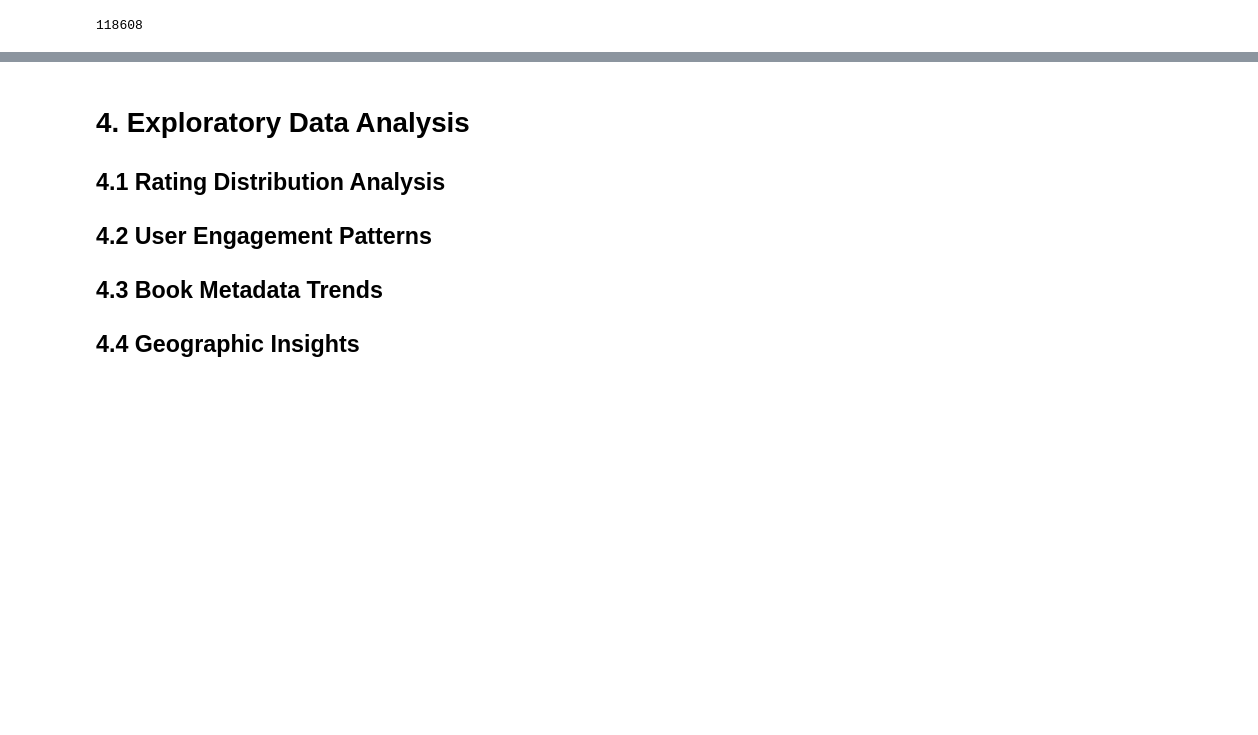
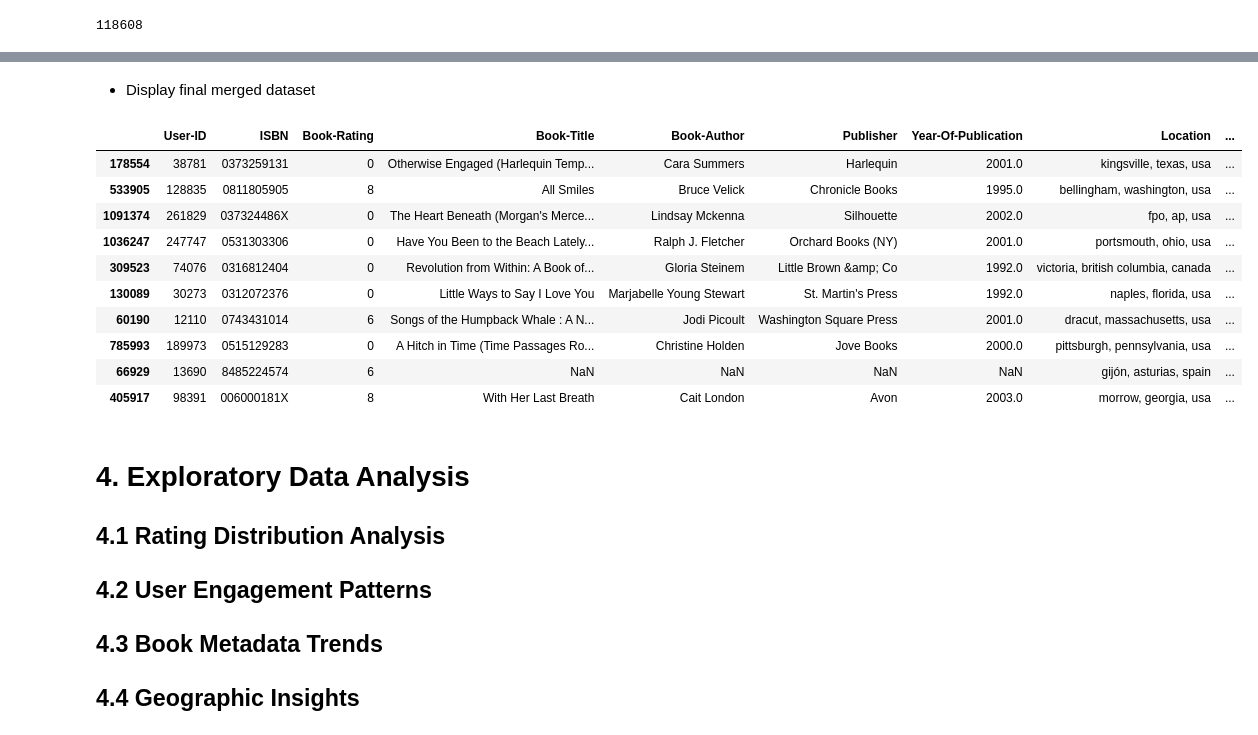
Before and after one commit to ruth-kitasi/Online-Book-Recommender-System, a Jupyter notebook: notebooks/leo.ipynb, the cells around one changed output, grey strips where cells are left out. Drawn from its saved outputs; the diff is of its cells as text; code cells hidden in the pictures; blank space fills up the shorter version.

```diff
--- a/notebooks/leo.ipynb
+++ b/notebooks/leo.ipynb
@@ -398,8 +438,22 @@ merged_df['Country'] = (
     .replace(['', 'N/A', 'Na', 'Null'], 'Unknown')
     .fillna('Unknown')
 )
+
+# Extract and clean City (middle part)
+merged_df['City'] = (
+    merged_df['Location']
+    .str.split(',')
+    .str[1]
+    .str.strip()
+    .str.title()
+    .replace(['', 'N/A', 'Na', 'Null'], 'Unknown')
+    .fillna('Unknown')
+)
 #display top 10 countries
 display(merged_df['Country'].value_counts().head(10))
+
+#display top 10 cities
+display(merged_df['City'].value_counts().head(10))
 # %% [output]
 Usa               768068
 Canada            103782
@@ -415,3 +480,19 @@ Name: Country, dtype: int64
+# %% [markdown]
+- Display final merged dataset
+# %%
+display(merged_df.sample(n= 10, random_state= 42))
+# %% [output]
+|  | User-ID | ISBN | Book-Rating | Book-Title | Book-Author | Publisher | Year-Of-Publication | Location | ... |
+| 178554 | 38781 | 0373259131 | 0 | Otherwise Engaged (Harlequin Temp... | Cara Summers | Harlequin | 2001.0 | kingsville, texas, usa | ... |
+| 533905 | 128835 | 0811805905 | 8 | All Smiles | Bruce Velick | Chronicle Books | 1995.0 | bellingham, washington, usa | ... |
+| 1091374 | 261829 | 037324486X | 0 | The Heart Beneath (Morgan's Merce... | Lindsay Mckenna | Silhouette | 2002.0 | fpo, ap, usa | ... |
+| 1036247 | 247747 | 0531303306 | 0 | Have You Been to the Beach Lately... | Ralph J. Fletcher | Orchard Books (NY) | 2001.0 | portsmouth, ohio, usa | ... |
+| 309523 | 74076 | 0316812404 | 0 | Revolution from Within: A Book of... | Gloria Steinem | Little Brown &amp; Co | 1992.0 | victoria, british columbia, canada | ... |
+| 130089 | 30273 | 0312072376 | 0 | Little Ways to Say I Love You | Marjabelle Young Stewart | St. Martin's Press | 1992.0 | naples, florida, usa | ... |
+| 60190 | 12110 | 0743431014 | 6 | Songs of the Humpback Whale : A N... | Jodi Picoult | Washington Square Press | 2001.0 | dracut, massachusetts, usa | ... |
+| 785993 | 189973 | 0515129283 | 0 | A Hitch in Time (Time Passages Ro... | Christine Holden | Jove Books | 2000.0 | pittsburgh, pennsylvania, usa | ... |
+| 66929 | 13690 | 8485224574 | 6 | NaN | NaN | NaN | NaN | gijón, asturias, spain | ... |
+| 405917 | 98391 | 006000181X | 8 | With Her Last Breath | Cait London | Avon | 2003.0 | morrow, georgia, usa | ... |
 # %% [markdown]
 # 4. Exploratory Data Analysis
 ## 4.1 Rating Distribution Analysis
```
Also changed, not shown: parts of 8 cells of this notebook.
